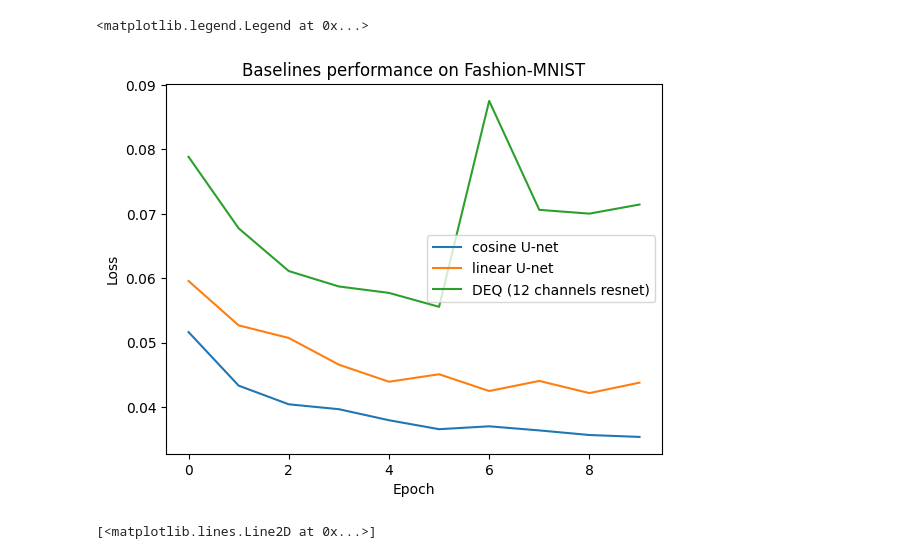
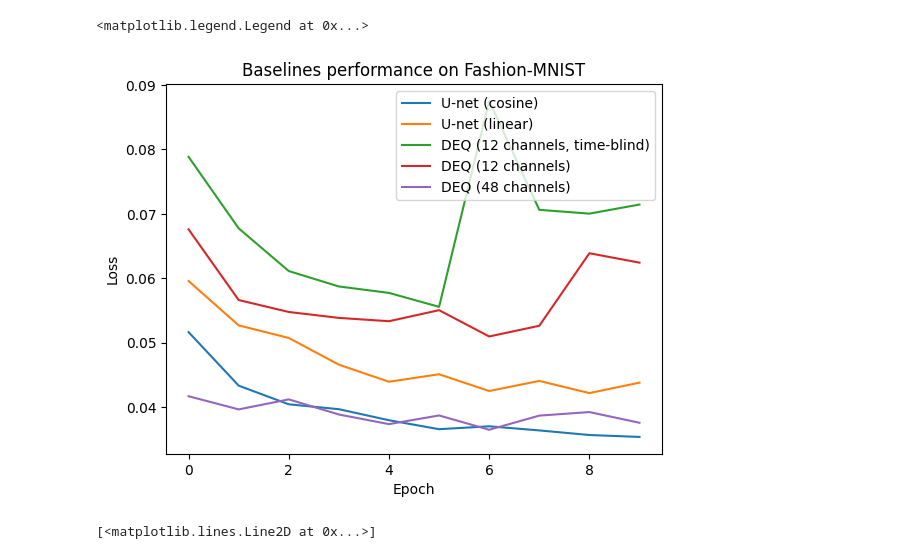
Before and after one commit to xingjian-bai/DEQ_Diffusion, a Jupyter notebook: src/drawer.ipynb, the cells around one changed output. Saved outputs shown, nothing was run; the diff lists cells and outputs as text; code cells hidden in the pictures.

```diff
--- a/src/drawer.ipynb
+++ b/src/drawer.ipynb
@@ -10,17 +10,23 @@ with open("../stats/fasion_mnist_Unet_cosine.pkl", "rb") as f:
     cosine_losses = pickle.load(f)
 with open("../stats/fasion_mnist_DEQ_anderson_24.pkl", "rb") as f:
     deq_12 = pickle.load(f)
+with open("../stats/fasion_mnist_DEQ_anderson_12_time.pkl", "rb") as f:
+    deq_12_time = pickle.load(f)
+with open("../stats/fasion_mnist_DEQ_anderson_48_time.pkl", "rb") as f:
+    deq_48_time = pickle.load(f)
 # %%
 plt.plot(cosine_losses, label="U-net (cosine)")
 plt.plot(linear_losses, label="U-net (linear)")
 plt.plot(deq_12, label="DEQ (12 channels, time-blind)")
+plt.plot(deq_12_time, label="DEQ (12 channels)")
+plt.plot(deq_48_time, label="DEQ (48 channels)")
 plt.xlabel("Epoch")
 plt.ylabel("Loss")
 plt.title("Baselines performance on Fashion-MNIST")
 plt.legend()
 # %% [output]
 <matplotlib.legend.Legend at 0x...>
-[figure, old version]
+[figure, new version]
 # %%
 # %% [output]
 [<matplotlib.lines.Line2D at 0x...>]
```
Also changed, not shown: 4 other files.
